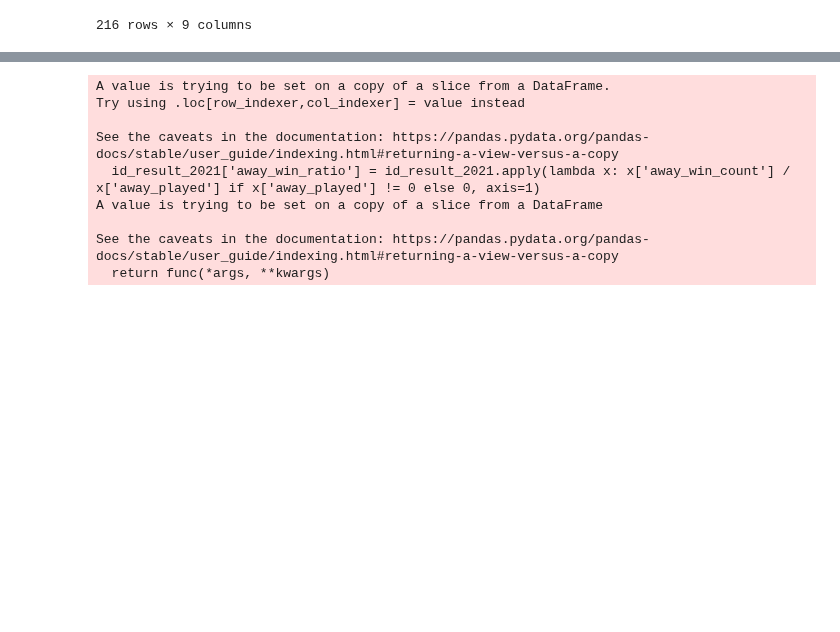
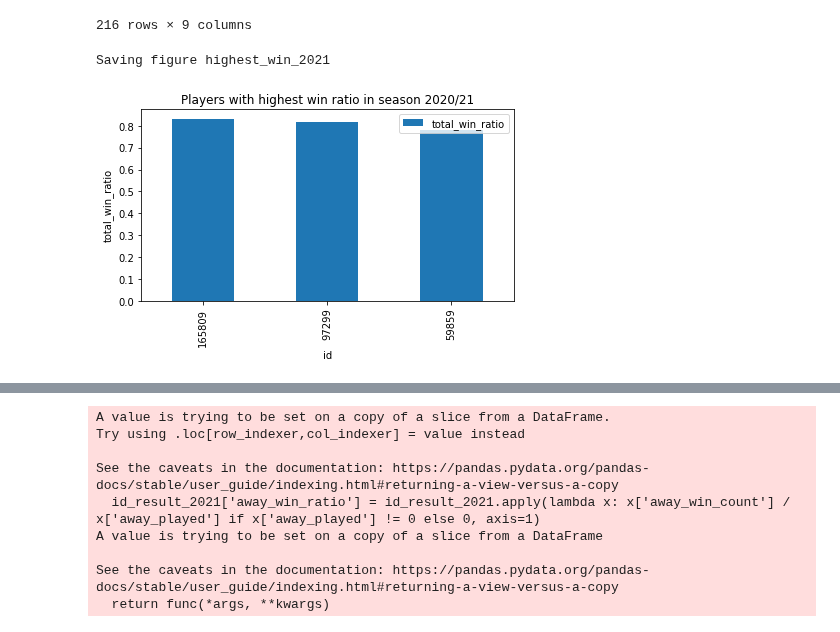
Before and after one commit to minhngt62/ds-epl-matches, a Jupyter notebook: notebooks/03.4_eda_on_integrated_data.ipynb, the cells around one changed output, grey strips where cells are left out. Saved outputs shown, nothing was run; the diff lists cells and outputs as text; code cells hidden in the pictures; blank space fills up the shorter version.

```diff
--- a/notebooks/03.4_eda_on_integrated_data.ipynb
+++ b/notebooks/03.4_eda_on_integrated_data.ipynb
@@ -446,3 +484,27 @@ id_result_2021
 | 214 | 58621 | 9 | 1 | 9 | 11 | 7 | ... |
 | 215 | 153127 | 3 | 5 | 3 | 11 | 2 | ... |
 216 rows × 9 columns
+# %%
+id_result_2021["total_played"] = id_result_2021["home_played"] + id_result_2021["away_played"]
+id_result_2021["total_win_count"] = id_result_2021["home_win_count"] + id_result_2021["away_win_count"]
+id_result_2021["total_lose_count"] = id_result_2021["home_lose_count"] + id_result_2021["away_lose_count"]
+id_result_2021["total_draw_count"] = id_result_2021["home_draw_count"] + id_result_2021["away_draw_count"]
+# %%
+# Calculate home win ratio
+id_result_2021['total_win_ratio'] = id_result_2021.apply(lambda x: x['total_win_count'] / x['total_played'] if x['total_played'] != 0 else 0, axis=1)
+
+# Sort by home win ratio
+id_result_2021.sort_values(by='total_win_ratio', ascending=False, inplace=True)
+
+# Select the first 3 players
+id_result_2021 = id_result_2021.head(3)
+# plot
+
+fig = id_result_2021.plot(kind='bar', x='id', y='total_win_ratio', legend=True)
+fig.set_xlabel("id")
+fig.set_ylabel("total_win_ratio")
+fig.set_title("Players with highest win ratio in season 2020/21")
+save_fig("highest_win_2021")
+# %% [output]
+Saving figure highest_win_2021
+[figure, added]
```
Also changed, not shown: parts of 7 cells of this notebook, 3 other files.
